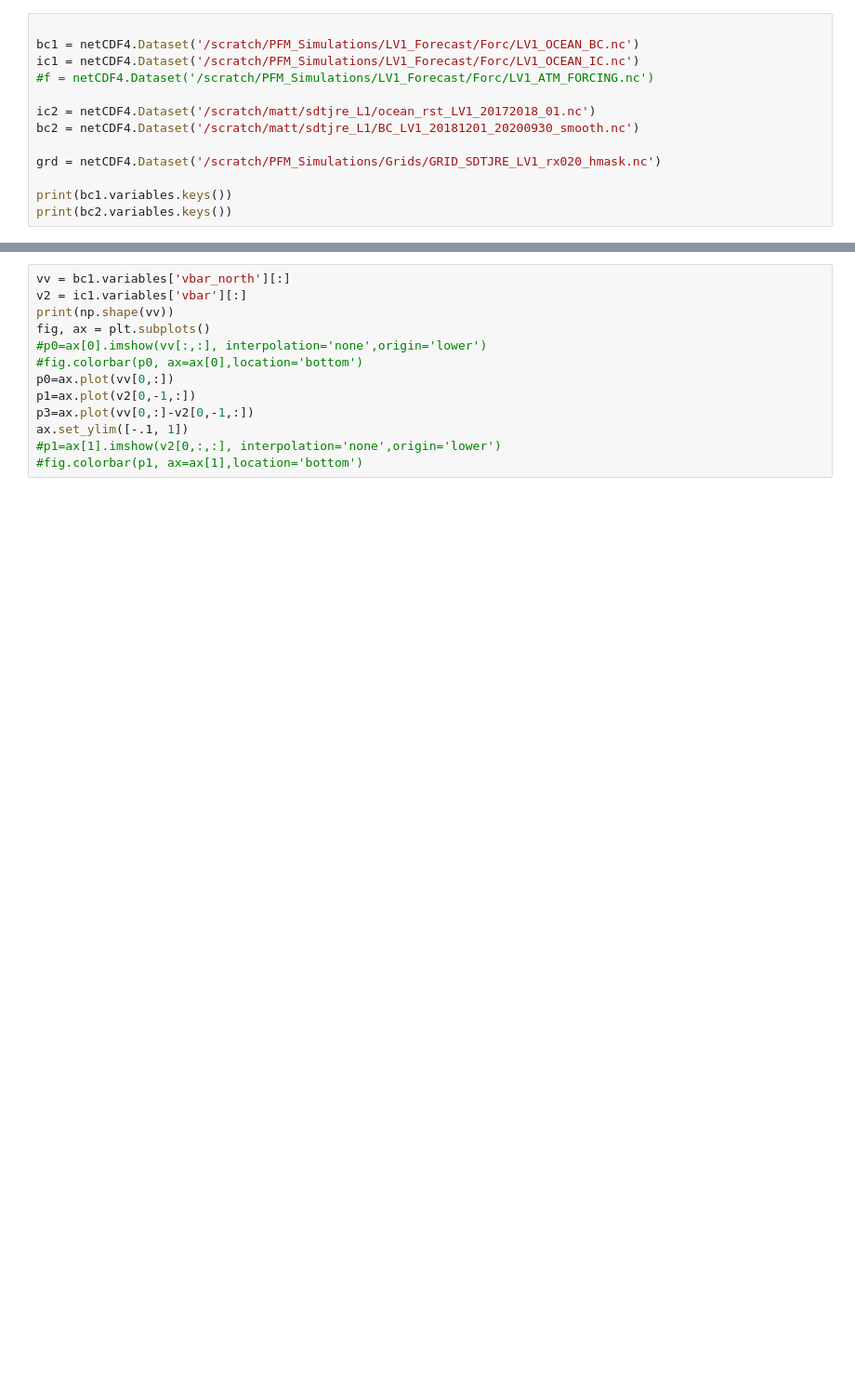
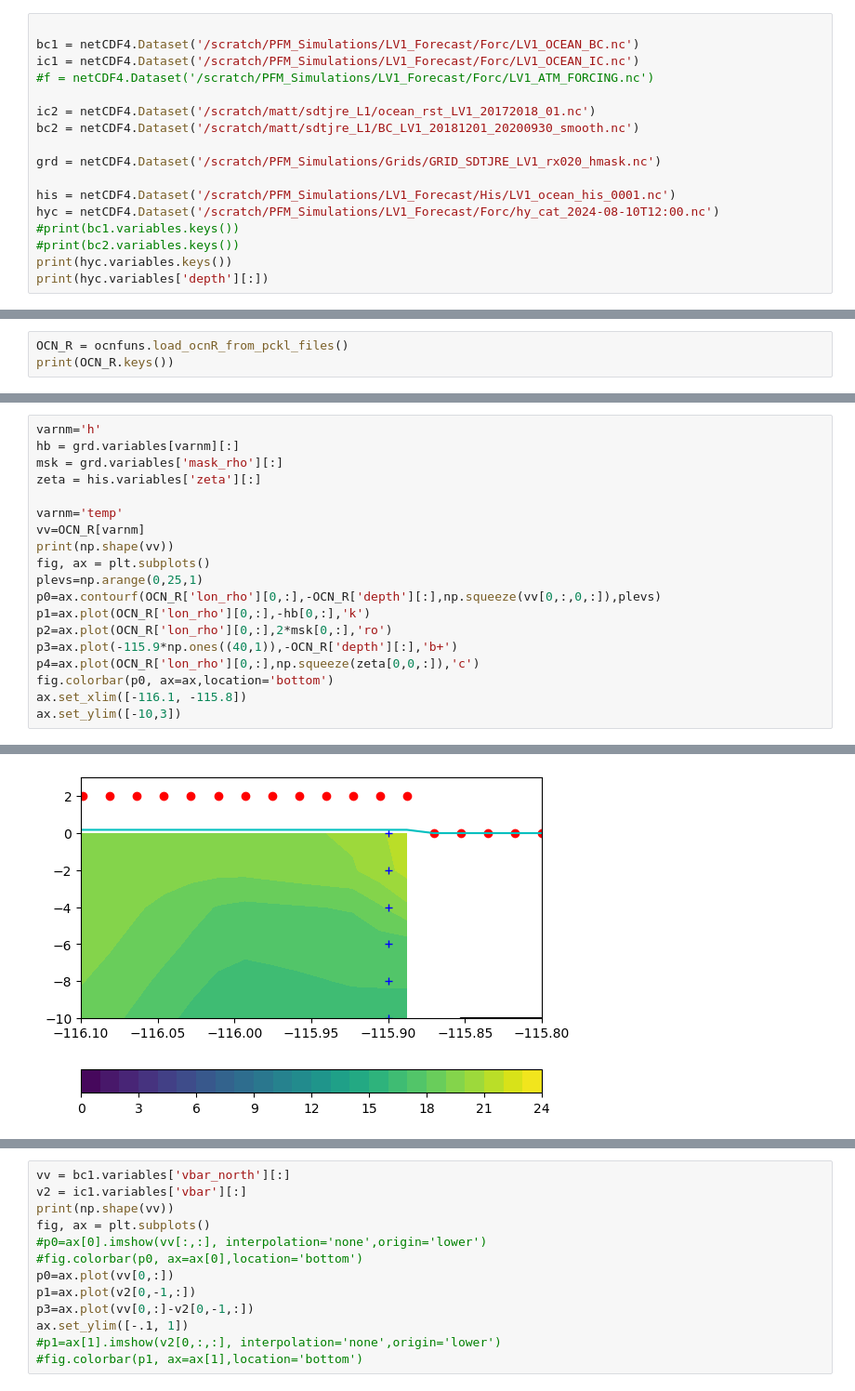
Before and after one commit to mspydell/PFM, a Jupyter notebook: driver/debugging_LV1.ipynb, the cells around one changed output, grey strips where cells are left out. Shown at 93% size. Drawn from its saved outputs; the diff is of its cells as text; blank space fills up the shorter version.

```diff
--- a/driver/debugging_LV1.ipynb
+++ b/driver/debugging_LV1.ipynb
@@ -13,6 +16,10 @@ bc2 = netCDF4.Dataset('/scratch/matt/sdtjre_L1/BC_LV1_20181201_20200930_smooth.n
 
 grd = netCDF4.Dataset('/scratch/PFM_Simulations/Grids/GRID_SDTJRE_LV1_rx020_hmask.nc')
 
-print(bc1.variables.keys())
-print(bc2.variables.keys())
+his = netCDF4.Dataset('/scratch/PFM_Simulations/LV1_Forecast/His/LV1_ocean_his_0001.nc')
+hyc = netCDF4.Dataset('/scratch/PFM_Simulations/LV1_Forecast/Forc/hy_cat_2024-08-10T12:00.nc')
+#print(bc1.variables.keys())
+#print(bc2.variables.keys())
+print(hyc.variables.keys())
+print(hyc.variables['depth'][:])
 # %% [output]
@@ -20,0 +27,3 @@ dict_keys(['theta_s', 'theta_b', 'Tcline', 'hc', 'Cs_r', 'sc_r', 'Cs_w', 'sc_w',
+# %%
+OCN_R = ocnfuns.load_ocnR_from_pckl_files()
+print(OCN_R.keys())
@@ -20,0 +32,20 @@ dict_keys(['theta_s', 'theta_b', 'Tcline', 'hc', 'Cs_r', 'sc_r', 'Cs_w', 'sc_w',
+# %%
+varnm='h'
+hb = grd.variables[varnm][:]
+msk = grd.variables['mask_rho'][:]
+zeta = his.variables['zeta'][:]
+
+varnm='temp'
+vv=OCN_R[varnm]
+print(np.shape(vv))
+fig, ax = plt.subplots()
+plevs=np.arange(0,25,1)
+p0=ax.contourf(OCN_R['lon_rho'][0,:],-OCN_R['depth'][:],np.squeeze(vv[0,:,0,:]),plevs)
+p1=ax.plot(OCN_R['lon_rho'][0,:],-hb[0,:],'k')
+p2=ax.plot(OCN_R['lon_rho'][0,:],2*msk[0,:],'ro')
+p3=ax.plot(-115.9*np.ones((40,1)),-OCN_R['depth'][:],'b+')
+p4=ax.plot(OCN_R['lon_rho'][0,:],np.squeeze(zeta[0,0,:]),'c')
+fig.colorbar(p0, ax=ax,location='bottom')
+ax.set_xlim([-116.1, -115.8])
+ax.set_ylim([-10,3])
+# %% [output]
@@ -20,0 +54 @@ dict_keys(['theta_s', 'theta_b', 'Tcline', 'hc', 'Cs_r', 'sc_r', 'Cs_w', 'sc_w',
+[figure, added]
```
Also changed, not shown: parts of 11 cells of this notebook, 3 other files.
